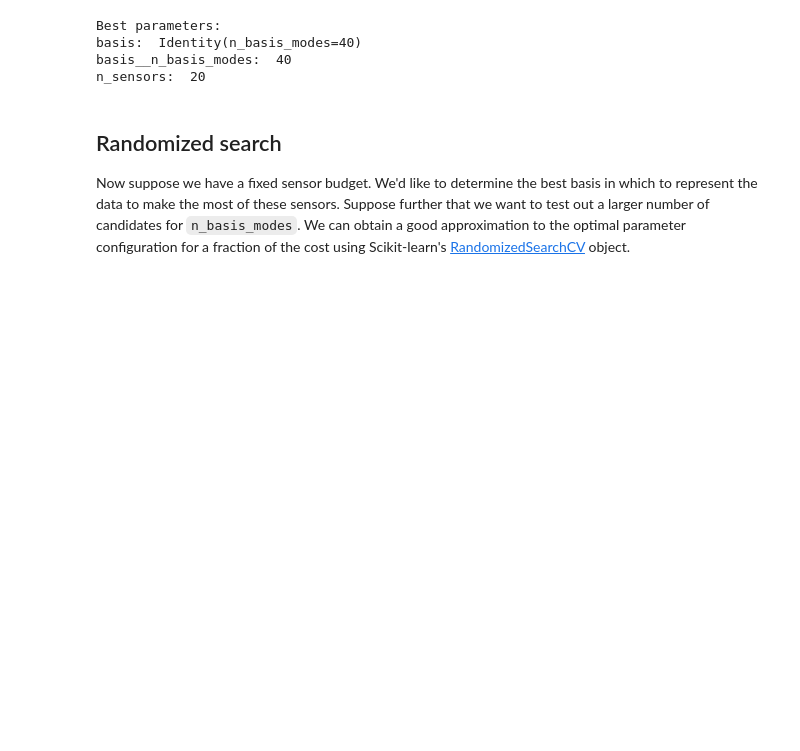
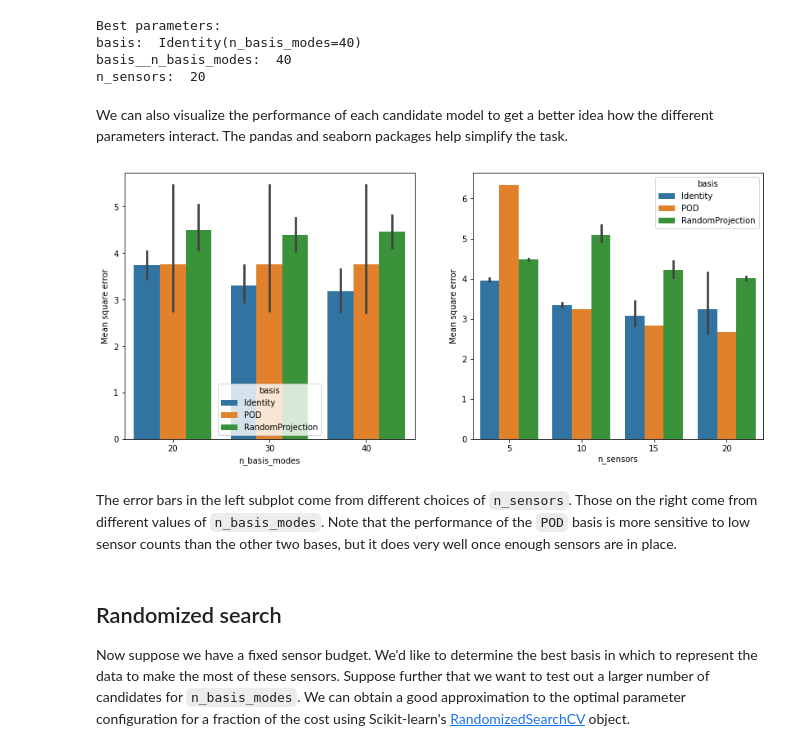
Before and after one commit to dynamicslab/pysensors, a Jupyter notebook: examples/cross_validation.ipynb, the cells around one changed output. Drawn from its saved outputs; the diff is of its cells as text; code cells hidden in the pictures; blank space fills up the shorter version.

Commit message:
Initial attempt to generate summary figure

```diff
--- a/examples/cross_validation.ipynb
+++ b/examples/cross_validation.ipynb
@@ -61,6 +63,40 @@ Best parameters:
 basis:  Identity(n_basis_modes=40)
 basis__n_basis_modes:  40
 n_sensors:  20
+# %% [markdown]
+We can also visualize the performance of each candidate model to get a better idea how the different parameters interact. The pandas and seaborn packages help simplify the task.
+# %%
+def generate_summary_plots(results):
+    results = pd.DataFrame.from_dict(results)
+
+    # Rename the basis objects for plotting purposes
+    def rename_bases(s):
+        if 'Identity' in str(s):
+            return 'Identity'
+        elif 'POD' in str(s):
+            return 'POD'
+        elif 'RandomProjection' in str(s):
+            return 'RandomProjection'
+        else:
+            return "N/A"
+
+    results['basis'] = results['param_basis'].apply(rename_bases)
+
+    # We were working with the negative mean-square error before
+    results['neg_mean_test_score'] = -results['mean_test_score']
+
+    fig, axs = plt.subplots(1, 2, figsize=(14, 6))
+    sns.barplot(data=results, x='param_basis__n_basis_modes', y='neg_mean_test_score', hue='basis', ax=axs[0])
+    sns.barplot(data=results, x='param_n_sensors', y='neg_mean_test_score', hue='basis', ax=axs[1])
+    axs[0].set(xlabel='n_basis_modes', ylabel='Mean square error')
+    axs[1].set(xlabel='n_sensors', ylabel='Mean square error')
+    fig.show()
+# %%
+generate_summary_plots(search.cv_results_)
+# %% [output]
+[figure, added]
+# %% [markdown]
+The error bars in the left subplot come from different choices of `n_sensors`. Those on the right come from different values of `n_basis_modes`. Note that the performance of the `POD` basis is more sensitive to low sensor counts than the other two bases, but it does very well once enough sensors are in place.
 # %% [markdown]
 ## Randomized search
 
```
Also changed, not shown: parts of 5 cells of this notebook.
